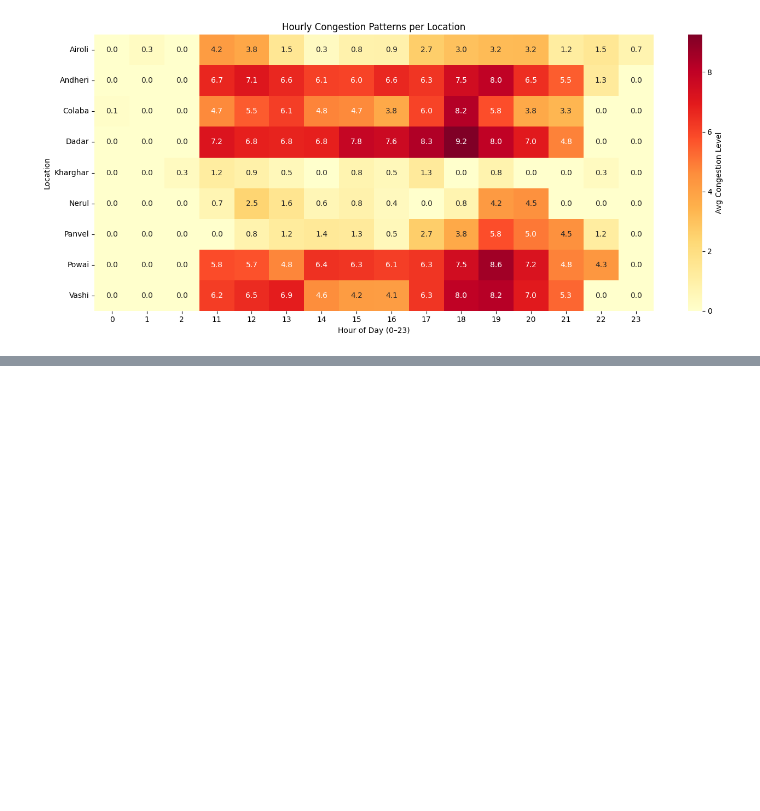
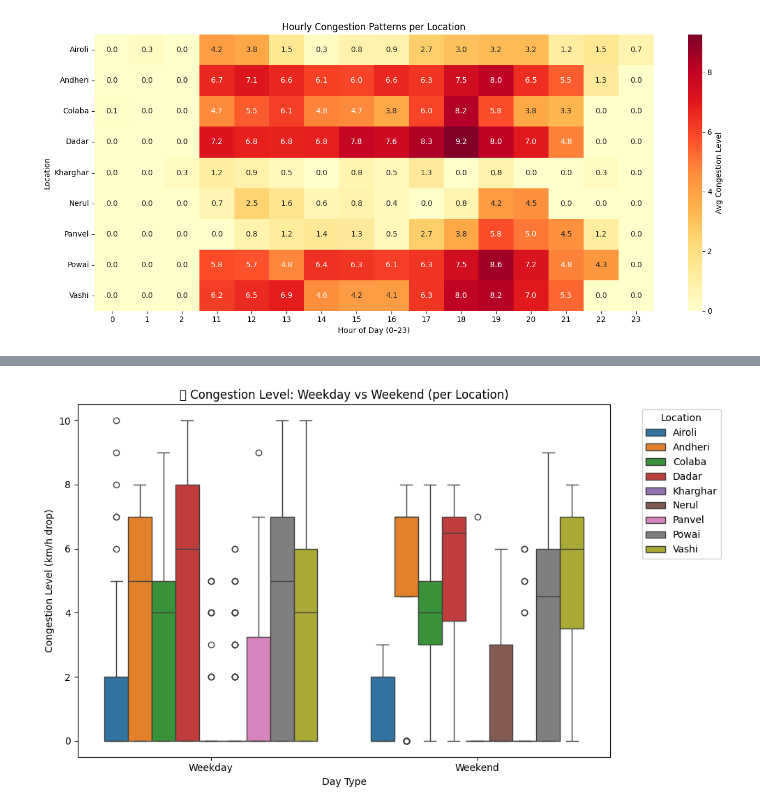
Before and after one commit to srgmnagar/traffic-congestion-analyzer, a Jupyter notebook: notebooks/data_analysis.ipynb, the cells around one changed output, grey strips where cells are left out. Saved outputs shown, nothing was run; the diff lists cells and outputs as text; code cells hidden in the pictures; blank space fills up the shorter version.

```diff
--- a/notebooks/data_analysis.ipynb
+++ b/notebooks/data_analysis.ipynb
@@ -361,0 +376,12 @@ plt.show()
+# %%
+plt.figure(figsize=(10,6))
+sns.boxplot(data=df, x="is_weekend", y="congestion_level", hue="location_name")
+plt.xticks([0,1], ['Weekday', 'Weekend'])
+plt.title("📦 Congestion Level: Weekday vs Weekend (per Location)")
+plt.xlabel("Day Type")
+plt.ylabel("Congestion Level (km/h drop)")
+plt.legend(title="Location", bbox_to_anchor=(1.05, 1), loc="upper left")
+plt.tight_layout()
+plt.show()
+# %% [output]
+[figure, added]
```
Also changed, not shown: parts of 7 cells of this notebook.
